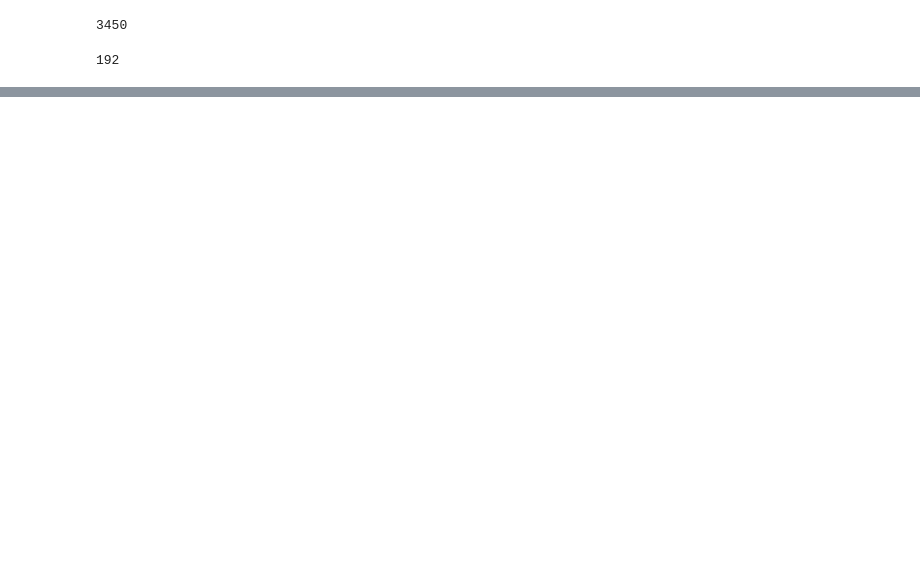
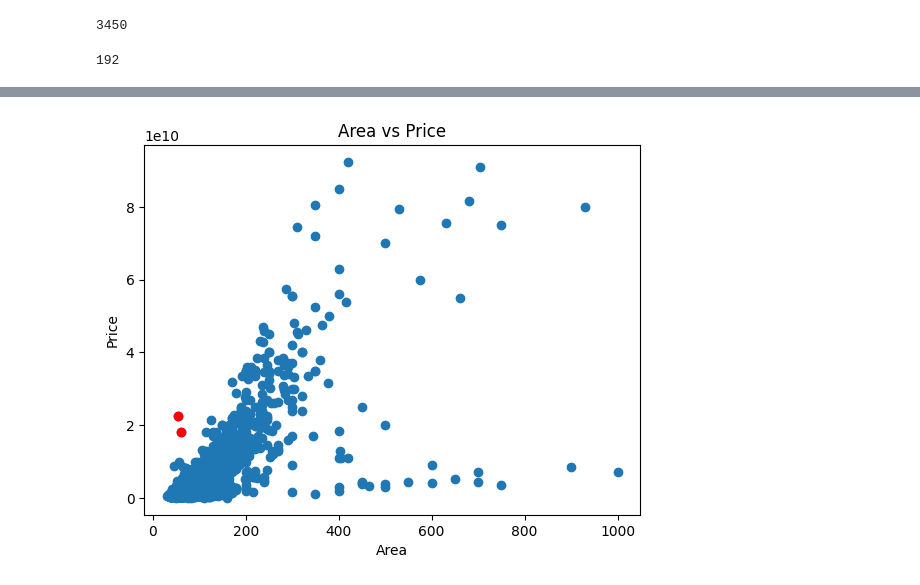
Before and after one commit to ramtinmt/tehran-house-price-prediction, a Jupyter notebook: model.ipynb, the cells around one changed output, grey strips where cells are left out. Cells and saved outputs as stored; diff of their text form; code cells hidden in the pictures; blank space fills up the shorter version.

```diff
--- a/model.ipynb
+++ b/model.ipynb
@@ -89,0 +128,10 @@ df['Address'].nunique()
+# %%
+plt.scatter(df['Area'], df['Price'])
+row = df.loc[[3132, 3394]]
+plt.scatter(row['Area'], row['Price'], color='red')
+plt.xlabel('Area')
+plt.ylabel('Price')
+plt.title('Area vs Price')
+plt.show()
+# %% [output]
+[figure, added]
```
Also changed, not shown: parts of 52 cells of this notebook.
